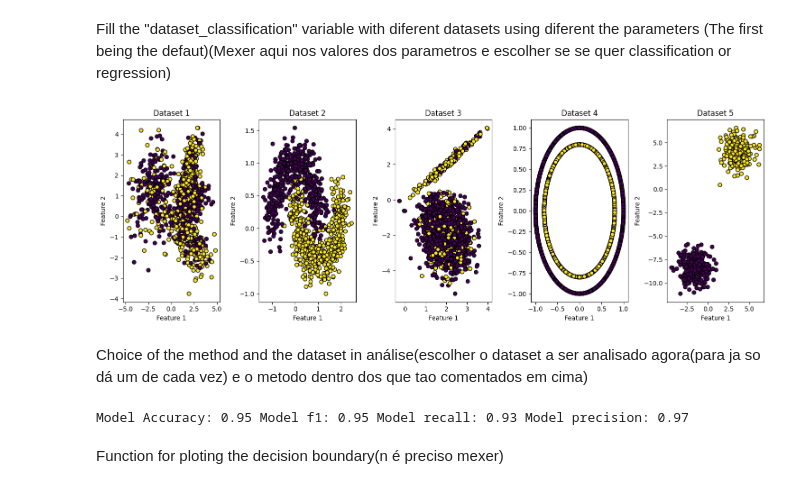
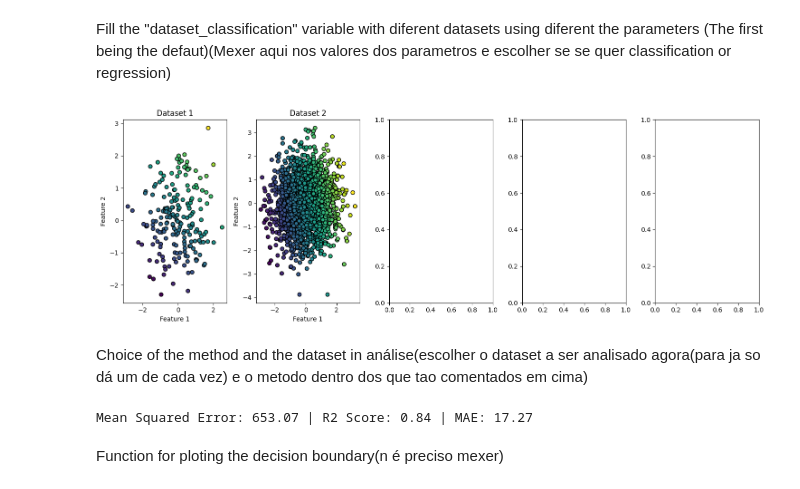
Before and after one commit to Lotadao/Machine-Learning, a Jupyter notebook: andre.ipynb, the cells around one changed output. Drawn from its saved outputs; the diff is of its cells as text; code cells hidden in the pictures.

Commit message:
graficos para todos os datasets

```diff
--- a/andre.ipynb
+++ b/andre.ipynb
@@ -55,46 +55,53 @@ import pandas as pd
 import matplotlib.pyplot as plt
 
 # Generate classification
 
 generate_datasets_classification(n_samples=1000, n_features=5, n_informative=3, n_redundant=1, n_repeated=0, n_classes=2,
                       n_clusters_per_class=2, weights=None, flip_y=0.6, class_sep=2.0, hypercube=True, shift=0.0,
                       scale=1.0, shuffle=True, random_state=42),
 generate_datasets_classification_moons(n_samples=1000, noise=0.2,random_state=0),
 generate_datasets_classification(n_samples=2000, n_features=2, n_informative=2, n_redundant=0, n_repeated=0, n_classes=2,
                       n_clusters_per_class=1, weights=[0.9,0.1], flip_y=0.4, class_sep=2, hypercube=True, shift=0.0,
                       scale=1.0, shuffle=True, random_state=42)
 generate_datasets_classification_circles(n_samples=2000,noise=0,factor=0.8, random_state=42)
 generate_datasets_regression_blobs(n_samples=500, centers=2,cluster_std=1, n_features=2, random_state=None)
 
 # Generate regression
 generate_datasets_regression(n_samples=200, n_features=2, n_informative=2)
 generate_datasets_regression(n_samples=2000, n_features=4, n_informative=2,tail_strength=1,noise=1)
 
 #choose classification or regression datasets
-dataset = datasets_classification
+task_type = "regression"  # Change to "regression" to use regression datasets
+
+if task_type == "classification":
+    dataset = datasets_classification
+else:
+    dataset = datasets_regression
+
 
 # Plot the datasets
 fig, axes = plt.subplots(1, 5, figsize=(15, 5))
 for i, (X, Y) in enumerate(dataset):
     axes[i].scatter(X[:, 0], X[:, 1], c=Y, cmap='viridis', edgecolor='k')
     axes[i].set_title(f"Dataset {i+1}")
     axes[i].set_xlabel("Feature 1")
     axes[i].set_ylabel("Feature 2")
 plt.tight_layout()
 plt.show()
 # %% [output]
-[figure, old version]
+[figure, new version]
 # %% [markdown]
 Choice of the method and the dataset in análise(escolher o dataset a ser analisado agora(para ja so dá um de cada vez) e o metodo dentro dos que tao comentados em cima)
 # %%
 from sklearn.svm import SVC
 from sklearn.model_selection import train_test_split
-from sklearn.metrics import accuracy_score, f1_score, recall_score, precision_score
+from sklearn.metrics import (accuracy_score, f1_score, recall_score, precision_score,
+mean_squared_error, r2_score, mean_absolute_error)
 from sklearn.linear_model import LogisticRegression
 from sklearn.discriminant_analysis import LinearDiscriminantAnalysis as LDA, QuadraticDiscriminantAnalysis as QDA
-from sklearn.tree import DecisionTreeClassifier
+from sklearn.tree import DecisionTreeClassifier,DecisionTreeRegressor
 # Apply SVM with linear kernel only to the last dataset
-X, Y = dataset[1] # here decide wich dataset to use
+X, Y = dataset[0] # here decide wich dataset to use
 X_train, X_test, Y_train, Y_test = train_test_split(X, Y, test_size=0.2, random_state=42)
 
 #DecisionTreeClassifier()
@@ -105,19 +112,33 @@ X_train, X_test, Y_train, Y_test = train_test_split(X, Y, test_size=0.2, random_
 #SVC(kernel='linear')
 #SVC(kernel='rbf')
 
-model = DecisionTreeClassifier()
-model.fit(X_train, Y_train)
-Y_pred = model.predict(X_test)
+model = DecisionTreeRegressor(max_depth=3)
+if task_type == "classification":
 
-accuracy = accuracy_score(Y_test, Y_pred)
-f1 = f1_score(Y_test,Y_pred)
-recall = recall_score(Y_test, Y_pred)
-precision = precision_score(Y_test, Y_pred)
+    model.fit(X_train, Y_train)
+    Y_pred = model.predict(X_test)
 
-#Plot decision boundary
-print(f"Model Accuracy: {accuracy:.2f}" + " " + f"Model f1: {f1:.2f}" + " " + f"Model recall: {recall:.2f}"+ " " + f"Model precision: {precision:.2f}")
+    # Classification Metrics
+    accuracy = accuracy_score(Y_test, Y_pred)
+    f1 = f1_score(Y_test, Y_pred)
+    recall = recall_score(Y_test, Y_pred)
+    precision = precision_score(Y_test, Y_pred)
+
+    print(f"Model Accuracy: {accuracy:.2f} | F1: {f1:.2f} | Recall: {recall:.2f} | Precision: {precision:.2f}")
+
+elif task_type == "regression":
+
+    model.fit(X_train, Y_train)
+    Y_pred = model.predict(X_test)
+
+    # Regression Metrics
+    mse = mean_squared_error(Y_test, Y_pred)
+    r2 = r2_score(Y_test, Y_pred)
+    mae = mean_absolute_error(Y_test, Y_pred)
+
+    print(f"Mean Squared Error: {mse:.2f} | R2 Score: {r2:.2f} | MAE: {mae:.2f}")
 # %% [output]
-Model Accuracy: 0.95 Model f1: 0.95 Model recall: 0.93 Model precision: 0.97
+Mean Squared Error: 653.07 | R2 Score: 0.84 | MAE: 17.27
 # %% [markdown]
 Function for ploting the decision boundary(n é preciso mexer)
 # %%
```
Also changed, not shown: parts of 4 cells of this notebook.
